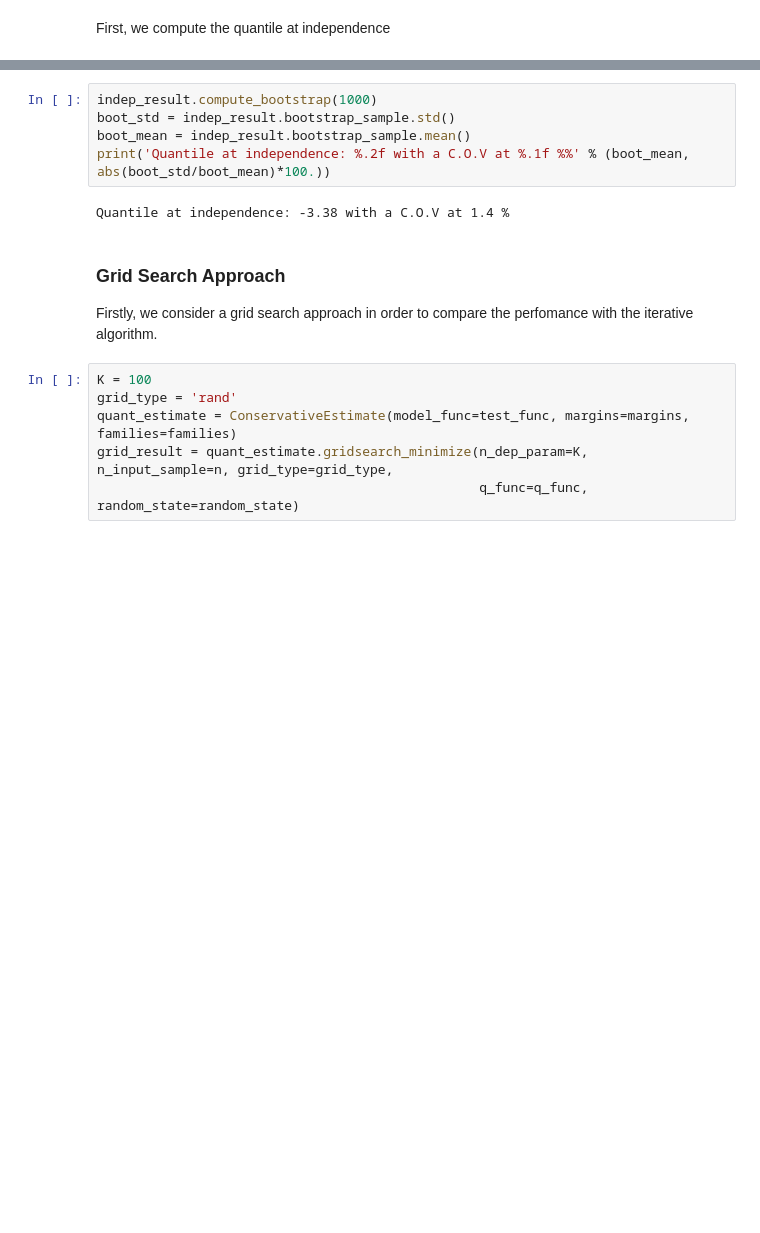
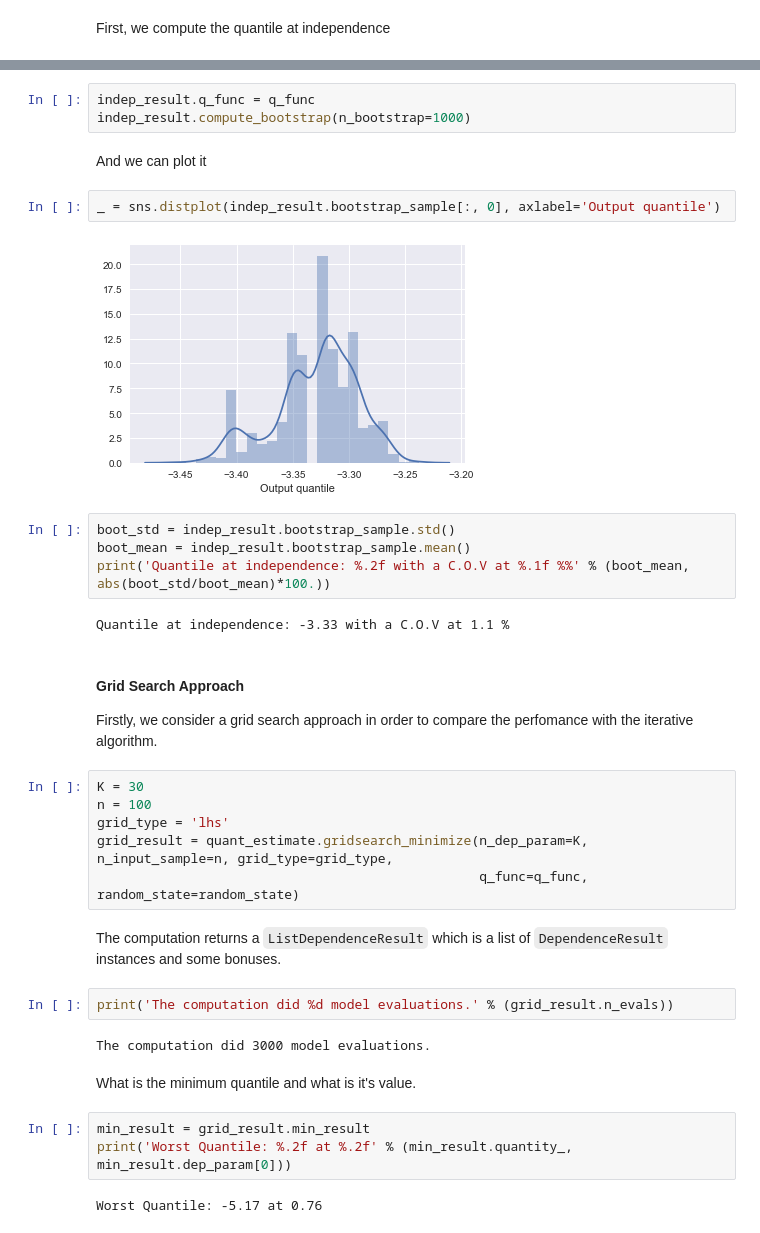
Before and after one commit to NazBen/dep-impact, a Jupyter notebook: examples/grid-search.ipynb, the cells around one changed output, grey strips where cells are left out. Cells and saved outputs as stored; diff of their text form; blank space fills up the shorter version.

Commit message:
Grid search tutorial, bug corrections, docstrings.

```diff
--- a/examples/grid-search.ipynb
+++ b/examples/grid-search.ipynb
@@ -77,16 +96,37 @@ indep_result = quant_estimate.independence(n_input_sample=n, q_func=q_func, rand
+# %%
+indep_result.q_func = q_func
+indep_result.compute_bootstrap(n_bootstrap=1000)
+# %% [markdown]
+And we can plot it
+# %%
+_ = sns.distplot(indep_result.bootstrap_sample[:, 0], axlabel='Output quantile')
+# %% [output]
+[figure, added]
 # %%
-indep_result.compute_bootstrap(1000)
 boot_std = indep_result.bootstrap_sample.std()
 boot_mean = indep_result.bootstrap_sample.mean()
 print('Quantile at independence: %.2f with a C.O.V at %.1f %%' % (boot_mean, abs(boot_std/boot_mean)*100.))
 # %% [output]
-Quantile at independence: -3.38 with a C.O.V at 1.4 %
+Quantile at independence: -3.33 with a C.O.V at 1.1 %
 # %% [markdown]
-### Grid Search Approach
+#### Grid Search Approach
 Firstly, we consider a grid search approach in order to compare the perfomance with the iterative algorithm.
 # %%
-K = 100
-grid_type = 'rand'
-quant_estimate = ConservativeEstimate(model_func=test_func, margins=margins, families=families)
+K = 30
+n = 100
+grid_type = 'lhs'
 grid_result = quant_estimate.gridsearch_minimize(n_dep_param=K, n_input_sample=n, grid_type=grid_type,
                                                  q_func=q_func, random_state=random_state)
+# %% [markdown]
+The computation returns a `ListDependenceResult` which is a list of `DependenceResult` instances and some bonuses.
+# %%
+print('The computation did %d model evaluations.' % (grid_result.n_evals))
+# %% [output]
+The computation did 3000 model evaluations.
+# %% [markdown]
+What is the minimum quantile and what is it's value.
+# %%
+min_result = grid_result.min_result
+print('Worst Quantile: %.2f at %.2f' % (min_result.quantity_, min_result.dep_param[0]))
+# %% [output]
+Worst Quantile: -5.17 at 0.76
```
Also changed, not shown: parts of 25 cells of this notebook, 2 other files.
